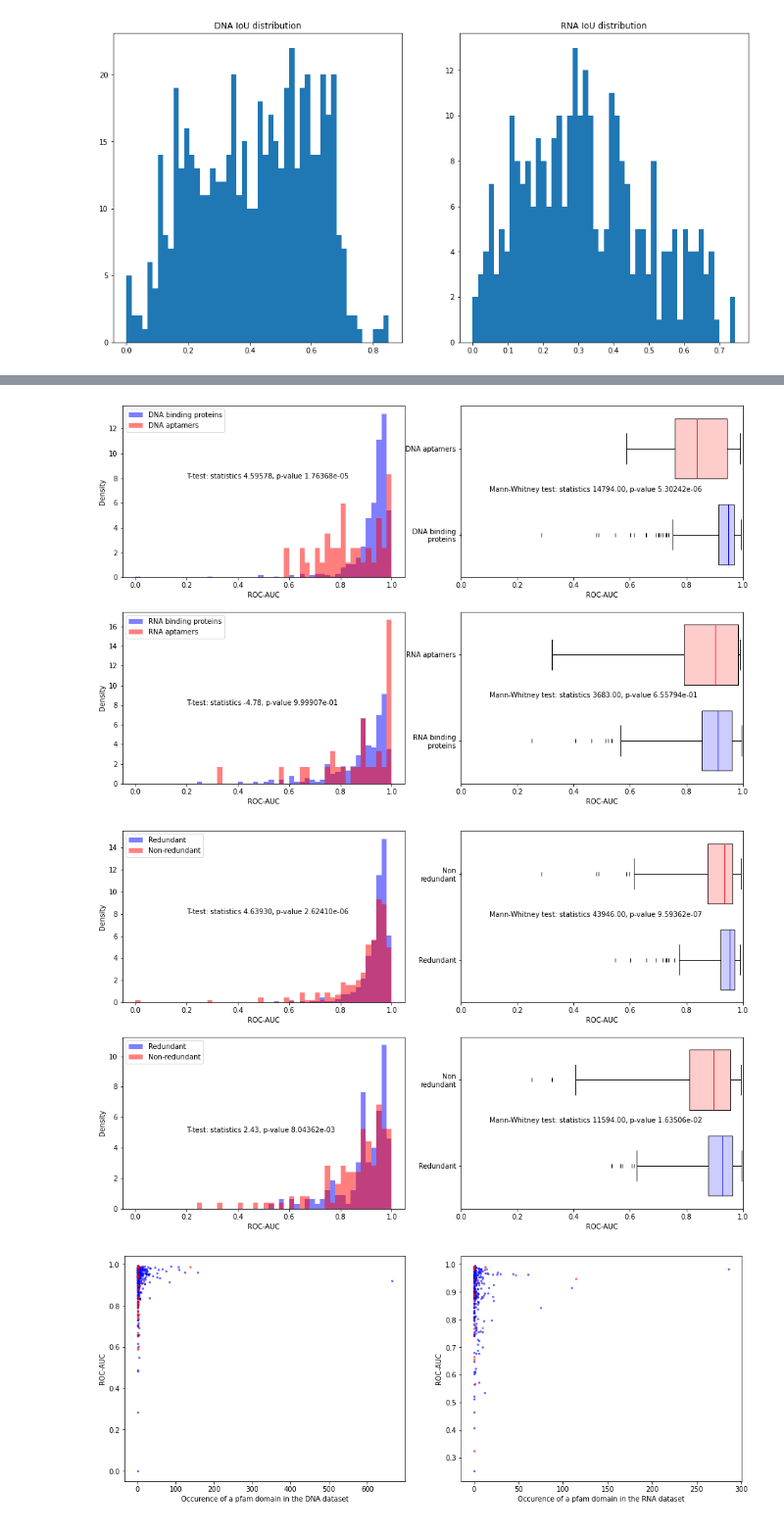
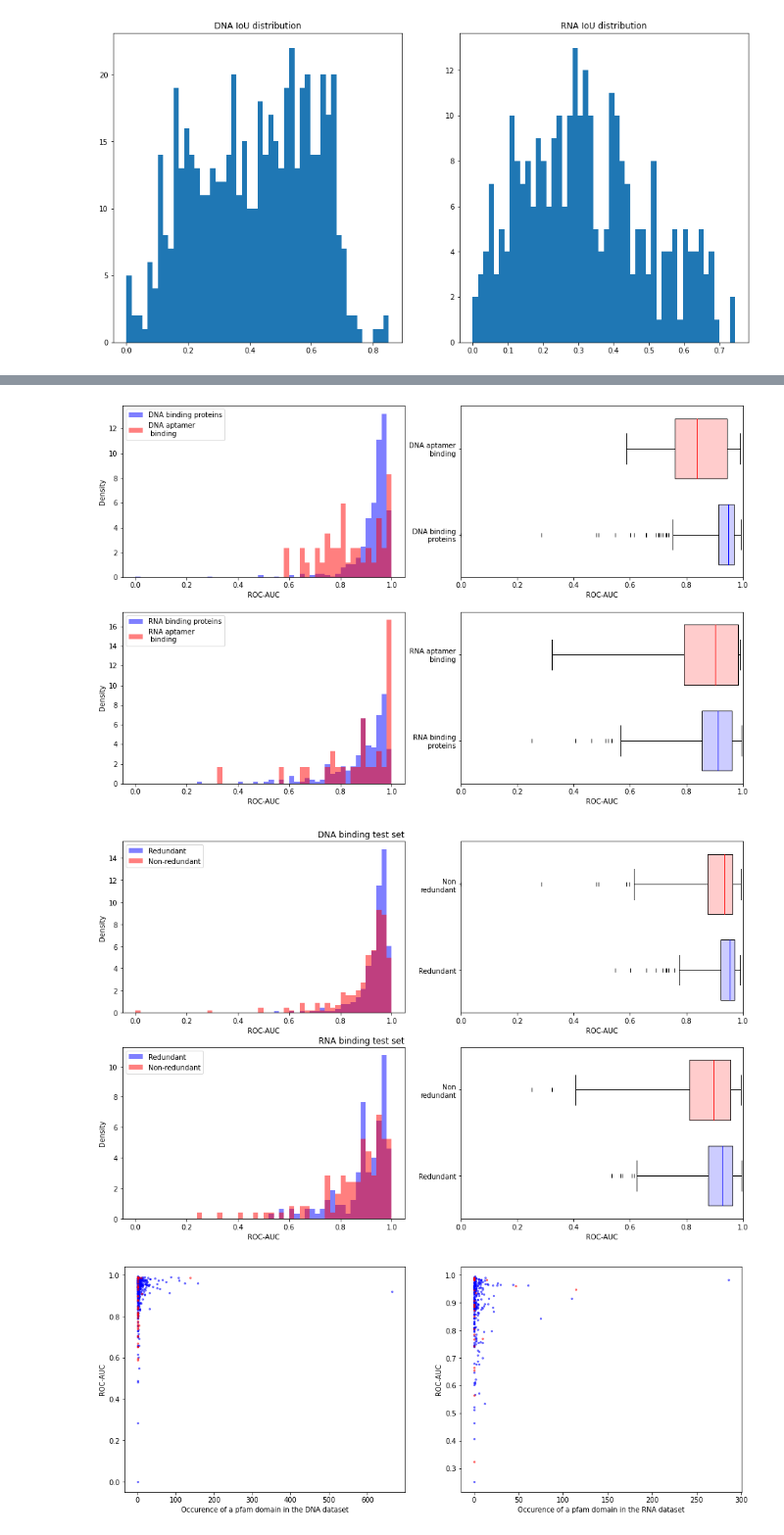
Before and after one commit to geraseva/masif_npi, a Jupyter notebook: Inference_analysis.ipynb, the cells around one changed output, grey strips where cells are left out. Shown at 98% size. Drawn from its saved outputs; the diff is of its cells as text; code cells hidden in the pictures.

```diff
--- a/Inference_analysis.ipynb
+++ b/Inference_analysis.ipynb
@@ -133,7 +146,7 @@ inf_data_rna['pdb_id']=inf_data_rna.name.apply(lambda x: x.split('_')[0])
 clusters=[]
 pdb_id='pdb_id'
 i='clust_size'
-with open('lists/testing_npi.cdhit.clstr', 'r') as f:
+with open('lists/testing_dna.cdhit.clstr', 'r') as f:
     for s in f.readlines():
         if s[:8]=='>Cluster':
             clusters.append([pdb_id,i])
@@ -280,0 +330,9 @@ plt.show()
+# %%
+inf_data_dna['acc']=inf_data_dna.results.apply(
+                lambda x: np.mean((x[:,-2]>=0.5)==(x[:,-1]==1)))
+inf_data_rna['acc']=inf_data_rna.results.apply(
+                lambda x: np.mean((x[:,-2]>=0.5)==(x[:,-1]==1)))
+inf_data_dna_cross['acc']=inf_data_dna_cross.results.apply(
+                lambda x: np.mean((x[:,-2]>=0.5)==(x[:,-1]==1)))
+inf_data_rna_cross['acc']=inf_data_rna_cross.results.apply(
+                lambda x: np.mean((x[:,-2]>=0.5)==(x[:,-1]==1)))
@@ -333,39 +426,39 @@ Mann-Whitney test for RNA dataset: statistics 11594.0, p-value 0.016350641502770
 # %%
 plt.figure(figsize=(16,10))
-plt.title('Comparison of roc-auc scores in aptamers and binding proteins')
+plt.title('Comparison of roc-auc scores in aptamer and natural NA binding proteins')
 plt.subplot(222)
 plt.xlim(0,1)
 plt.xlabel('ROC-AUC')
 box=plt.boxplot([inf_data_dna[~inf_data_dna.is_aptamer].roc,
              inf_data_dna[inf_data_dna.is_aptamer].roc],
-            labels=['DNA binding\n proteins', 'DNA aptamers' ],
+            labels=['DNA binding\n proteins', 'DNA aptamer\n binding' ],
             whis=3, vert=0, widths=.7,patch_artist=True, flierprops=dict(marker='|'))
 box['medians'][0].set_color('blue')
 box['boxes'][0].set_facecolor('#CCCCFF')
 box['medians'][1].set_color('red')
 box['boxes'][1].set_facecolor('#FFCCCC')
-plt.text(s="Mann-Whitney test: statistics {:.2f}, p-value {:.5e}".format(dna_mws,dna_mwp), y=1.5, x=0.1)
+#plt.text(s="Kolmogorov-Smirnov test: statistics {:.2f}, p-value {:.5e}".format(dna_kss,dna_ksp), y=1.5, x=0.1)
 
 plt.subplot(221)
 plt.xlabel('ROC-AUC')
 plt.ylabel('Density')
 plt.hist(inf_data_dna[~inf_data_dna.is_aptamer].roc, bins=50, alpha=0.5, density=True, color='blue', range=(0,1))
 plt.hist(inf_data_dna[inf_data_dna.is_aptamer].roc, bins=50, alpha=0.5, density=True, color='red', range=(0,1))
-plt.legend(labels=['DNA binding proteins', 'DNA aptamers' ])
-plt.text(s='T-test: statistics {:.5f}, p-value {:.5e}'.format(dna_ts,dna_tp), y=8, x=0.2)
+plt.legend(labels=['DNA binding proteins', 'DNA aptamer\n binding' ])
+#plt.text(s='T-test: statistics {:.5f}, p-value {:.5e}'.format(dna_ts,dna_tp), y=8, x=0.2)
 
 plt.subplot(224)
 plt.xlim(0,1)
 plt.xlabel('ROC-AUC')
 box=plt.boxplot([inf_data_rna[~inf_data_rna.is_aptamer].roc,
              inf_data_rna[inf_data_rna.is_aptamer].roc],
-            labels=['RNA binding\n proteins', 'RNA aptamers' ],
+            labels=['RNA binding\n proteins', 'RNA aptamer\n binding' ],
             whis=3, vert=0, widths=.7,patch_artist=True, flierprops=dict(marker='|'))
 box['medians'][0].set_color('blue')
 box['boxes'][0].set_facecolor('#CCCCFF')
 box['medians'][1].set_color('red')
 box['boxes'][1].set_facecolor('#FFCCCC')
-plt.text(s="Mann-Whitney test: statistics {:.2f}, p-value {:.5e}".format(rna_mws,rna_mwp), y=1.5, x=0.1)
+#plt.text(s="Kolmogorov-Smirnov test: statistics {:.2f}, p-value {:.5e}".format(rna_kss,rna_ksp), y=1.5, x=0.1)
 
 plt.subplot(223)
 plt.xlabel('ROC-AUC')
@@ -373,14 +466,13 @@ plt.ylabel('Density')
 
 plt.hist(inf_data_rna[~inf_data_rna.is_aptamer].roc, bins=50, alpha=0.5, density=True, color='blue', range=(0,1))
 plt.hist(inf_data_rna[inf_data_rna.is_aptamer].roc, bins=50, alpha=0.5, density=True, color='red', range=(0,1))
-plt.legend(labels=['RNA binding proteins', 'RNA aptamers' ])
-plt.text(s="T-test: statistics {:.2f}, p-value {:.5e}".format(rna_ts,rna_tp), y=8, x=0.2)
+plt.legend(labels=['RNA binding proteins', 'RNA aptamer\n binding' ])
+#plt.text(s="T-test: statistics {:.2f}, p-value {:.5e}".format(rna_ts,rna_tp), y=8, x=0.2)
 plt.show()
 # %% [output]
-[figure, old version]
+[figure, new version]
 # %%
 plt.figure(figsize=(16,10))
-plt.title('Comparison of roc-auc scores in non-redundant and redundant sequences')
 plt.subplot(222)
 plt.xlabel('ROC-AUC')
 plt.xlim(0,1)
@@ -392,40 +484,44 @@ box['medians'][0].set_color('blue')
 box['boxes'][0].set_facecolor('#CCCCFF')
 box['medians'][1].set_color('red')
 box['boxes'][1].set_facecolor('#FFCCCC')
-plt.text(s="Mann-Whitney test: statistics {:.2f}, p-value {:.5e}".format(dna_mws_r,dna_mwp_r), y=1.5, x=0.1)
+#plt.text(s="Kolmogorov-Smirnov test: statistics {:.2f}, p-value {:.5e}".format(dna_kss_r,dna_ksp_r), y=1.5, x=0.1)
 
 plt.subplot(221)
+plt.title('DNA binding test set',loc='right')
+
 plt.xlabel('ROC-AUC')
 plt.ylabel('Density')
 plt.hist(inf_data_dna[inf_data_dna.clust_size>0].roc, bins=50, alpha=0.5, density=True, color='blue', range=(0,1))
 plt.hist(inf_data_dna[inf_data_dna.clust_size==0].roc, bins=50, alpha=0.5, density=True, color='red', range=(0,1))
 plt.legend(labels=['Redundant', 'Non-redundant' ])
-plt.text(s='T-test: statistics {:.5f}, p-value {:.5e}'.format(dna_ts_r,dna_tp_r), y=8, x=0.2)
+#plt.text(s='T-test: statistics {:.5f}, p-value {:.5e}'.format(dna_ts_r,dna_tp_r), y=8, x=0.2)
 
 plt.subplot(224)
 plt.xlabel('ROC-AUC')
 plt.xlim(0,1)
 box=plt.boxplot([inf_data_rna[inf_data_rna.clust_size>0].roc,
              inf_data_rna[inf_data_rna.clust_size==0].roc],
             labels=['Redundant', 'Non\nredundant' ],
             whis=3, vert=0, widths=.7,patch_artist=True, flierprops=dict(marker='|'))
 box['medians'][0].set_color('blue')
 box['boxes'][0].set_facecolor('#CCCCFF')
 box['medians'][1].set_color('red')
 box['boxes'][1].set_facecolor('#FFCCCC')
-plt.text(s="Mann-Whitney test: statistics {:.2f}, p-value {:.5e}".format(rna_mws_r,rna_mwp_r), y=1.5, x=0.1)
+#plt.text(s="Kolmogorov-Smirnov test: statistics {:.2f}, p-value {:.5e}".format(rna_kss_r,rna_ksp_r), y=1.5, x=0.1)
 
 plt.subplot(223)
+plt.title('RNA binding test set',loc='right')
+
 plt.xlabel('ROC-AUC')
 plt.ylabel('Density')
 
 plt.hist(inf_data_rna[inf_data_rna.clust_size>0].roc, bins=50, alpha=0.5, density=True, color='blue', range=(0,1))
 plt.hist(inf_data_rna[inf_data_rna.clust_size==0].roc, bins=50, alpha=0.5, density=True, color='red', range=(0,1))
 plt.legend(labels=['Redundant', 'Non-redundant'  ])
-plt.text(s="T-test: statistics {:.2f}, p-value {:.5e}".format(rna_ts_r,rna_tp_r), y=5, x=0.2)
+#plt.text(s="T-test: statistics {:.2f}, p-value {:.5e}".format(rna_ts_r,rna_tp_r), y=5, x=0.2)
 plt.show()
 # %% [output]
-[figure, old version]
+[figure, new version]
 # %%
 plt.figure(figsize=(16,6))
 plt.subplot(121)
```
Also changed, not shown: parts of 8 cells of this notebook, 7 other files.
